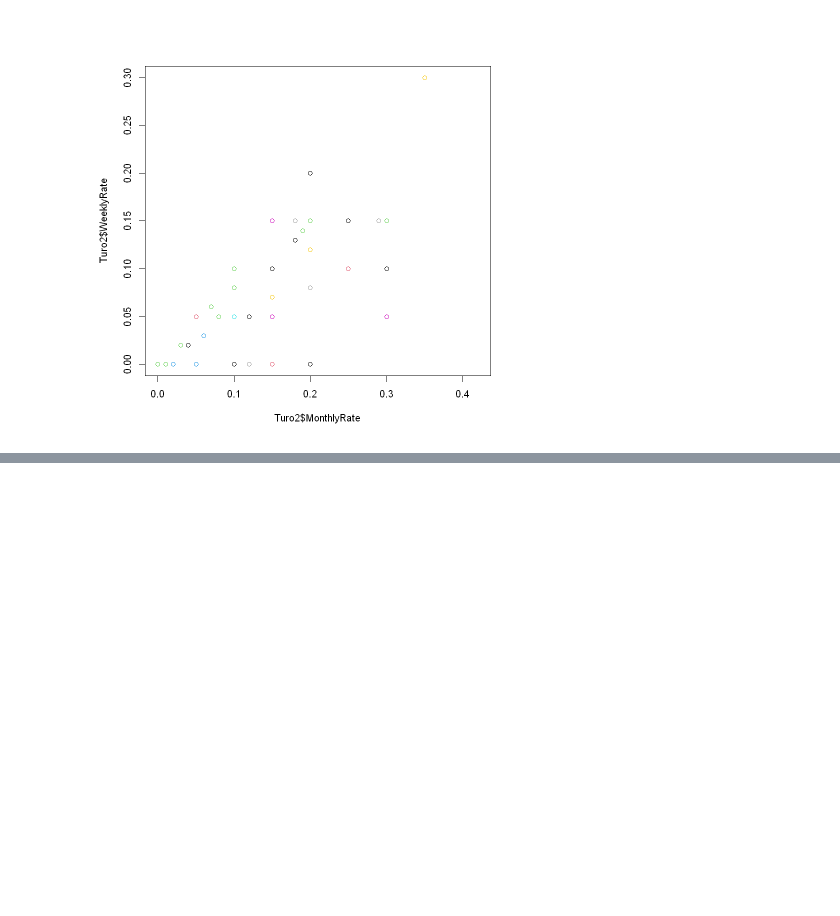
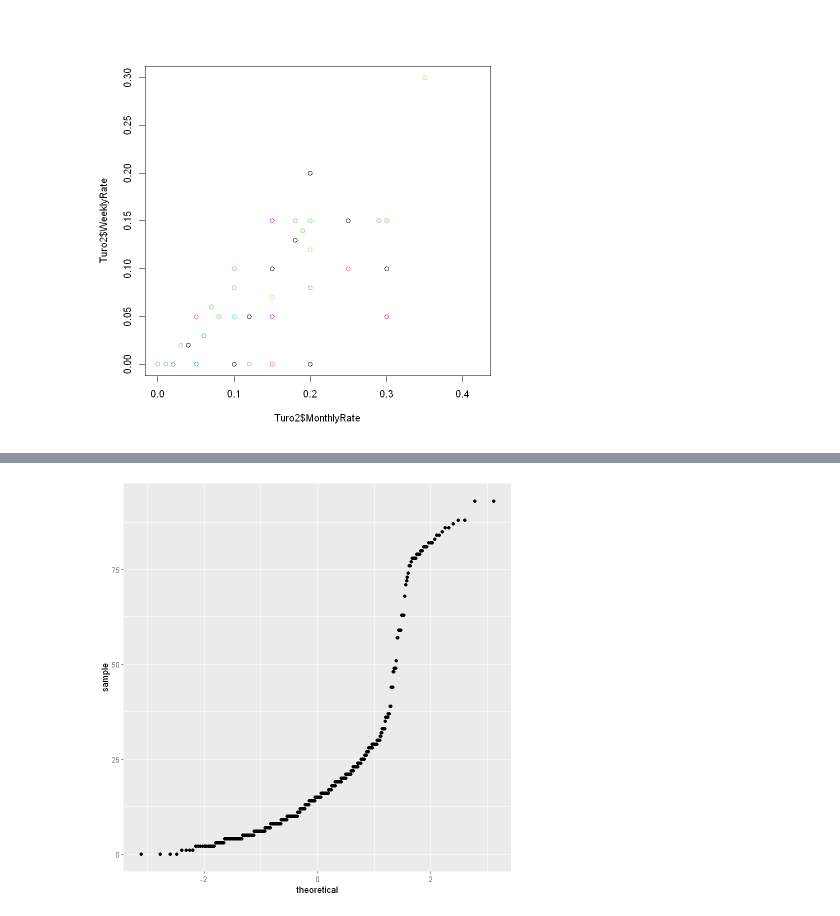
Before and after one commit to RoNarh/Turo-Market-Analysis, a Jupyter notebook: 1-Final Project Turo - R.ipynb, the cells around one changed output, grey strips where cells are left out. Saved outputs shown, nothing was run; the diff lists cells and outputs as text; code cells hidden in the pictures; blank space fills up the shorter version.

```diff
--- a/1-Final Project Turo - R.ipynb
+++ b/1-Final Project Turo - R.ipynb
@@ -256,0 +270,4 @@ plot(x=Turo2$MonthlyRate,
+# %%
+ggplot(Turo2, aes(sample = Distance)) + geom_qq()
+# %% [output]
+[figure, added]
```
Also changed, not shown: parts of 95 cells of this notebook.
